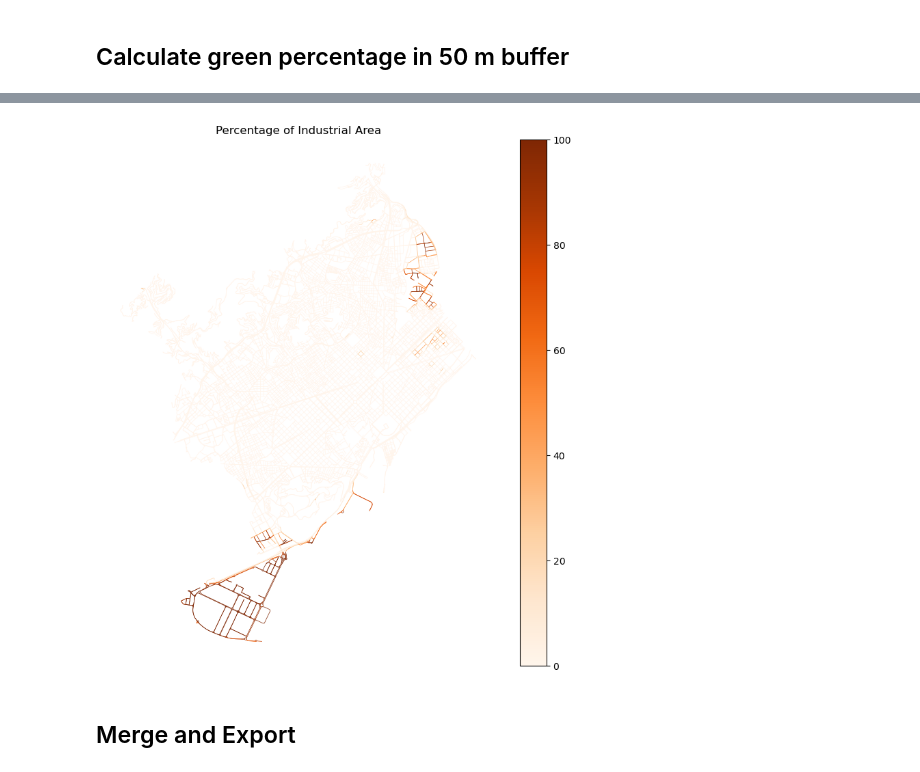
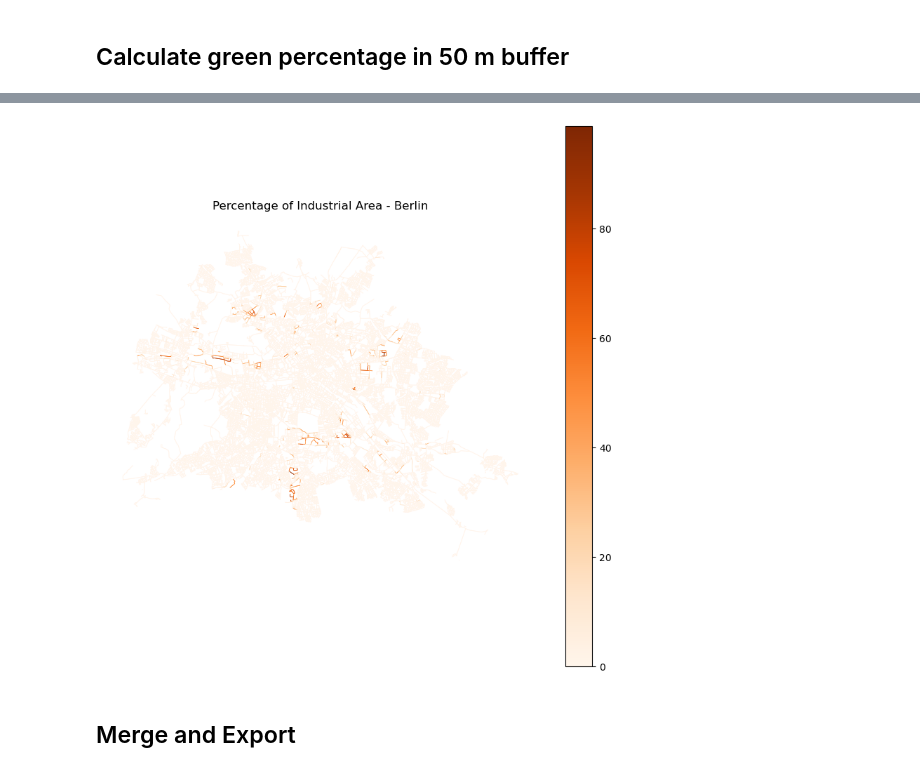
Before and after one commit to AndreaCutroni/ML-Noise-Prediction, a Jupyter notebook: deployment/Berlin/notebooks/BER_OSM_landuse.ipynb, the cells around one changed output, grey strips where cells are left out. Cells and saved outputs as stored; diff of their text form; code cells hidden in the pictures.

```diff
--- a/deployment/Berlin/notebooks/BER_OSM_landuse.ipynb
+++ b/deployment/Berlin/notebooks/BER_OSM_landuse.ipynb
@@ -83,13 +185,7 @@ ax.set_axis_off()
-# %%
-commercial_land = osm_landuse[osm_landuse['fclass'] == 'commercial']
-
-def calc_commercial_coverage(buffer_geom, commercial_gdf):
-    intersecting = commercial_gdf[commercial_gdf.intersects(buffer_geom)]
-    if intersecting.empty:
-        return 0
-    # Union all polygons first to avoid double-counting overlapping areas
-    commercial_union = intersecting.union_all()
-    intersection_area = commercial_union.intersection(buffer_geom).area
-    return (intersection_area / buffer_geom.area) * 100 if buffer_geom.area > 0 else 0
-
-osm_roads['commercial_pct'] = osm_roads['buffer'].apply(lambda buf: calc_commercial_coverage(buf, commercial_land))
+# %%
+commercial_land = osm_landuse[osm_landuse['fclass'].isin(['commercial', 'retail'])][['geometry']].copy()
+print(f'Commercial polygons: {len(commercial_land)}')
+
+print('Calculating commercial coverage...')
+osm_roads['commercial_pct'] = calc_coverage_pct(osm_roads, commercial_land)
+print(osm_roads['commercial_pct'].describe())
@@ -102,13 +210,7 @@ ax.set_axis_off()
-# %%
-industrial_land = osm_landuse[osm_landuse['fclass'] == 'industrial']
-
-def calc_industrial_coverage(buffer_geom, industrial_gdf):
-    intersecting = industrial_gdf[industrial_gdf.intersects(buffer_geom)]
-    if intersecting.empty:
-        return 0
-    # Union all polygons first to avoid double-counting overlapping areas
-    industrial_union = intersecting.union_all()
-    intersection_area = industrial_union.intersection(buffer_geom).area
-    return (intersection_area / buffer_geom.area) * 100 if buffer_geom.area > 0 else 0
-
-osm_roads['industrial_pct'] = osm_roads['buffer'].apply(lambda buf: calc_industrial_coverage(buf, industrial_land))
+# %%
+industrial_land = osm_landuse[osm_landuse['fclass'] == 'industrial'][['geometry']].copy()
+print(f'Industrial polygons: {len(industrial_land)}')
+
+print('Calculating industrial coverage...')
+osm_roads['industrial_pct'] = calc_coverage_pct(osm_roads, industrial_land)
+print(osm_roads['industrial_pct'].describe())
@@ -115,9 +229,9 @@ osm_roads['industrial_pct'] = osm_roads['buffer'].apply(lambda buf: calc_industr
 # %%
 ax = osm_roads.plot(column='industrial_pct', cmap='Oranges', linewidth=0.5, legend=True, figsize=(10, 10))
-ax.set_title('Percentage of Industrial Area')
+ax.set_title('Percentage of Industrial Area - Berlin')
 ax.set_axis_off()
 # %% [output]
-[figure, old version]
+[figure, new version]
 # %% [markdown]
 ## Merge and Export
 # %%
```
Also changed, not shown: parts of 22 cells of this notebook.
